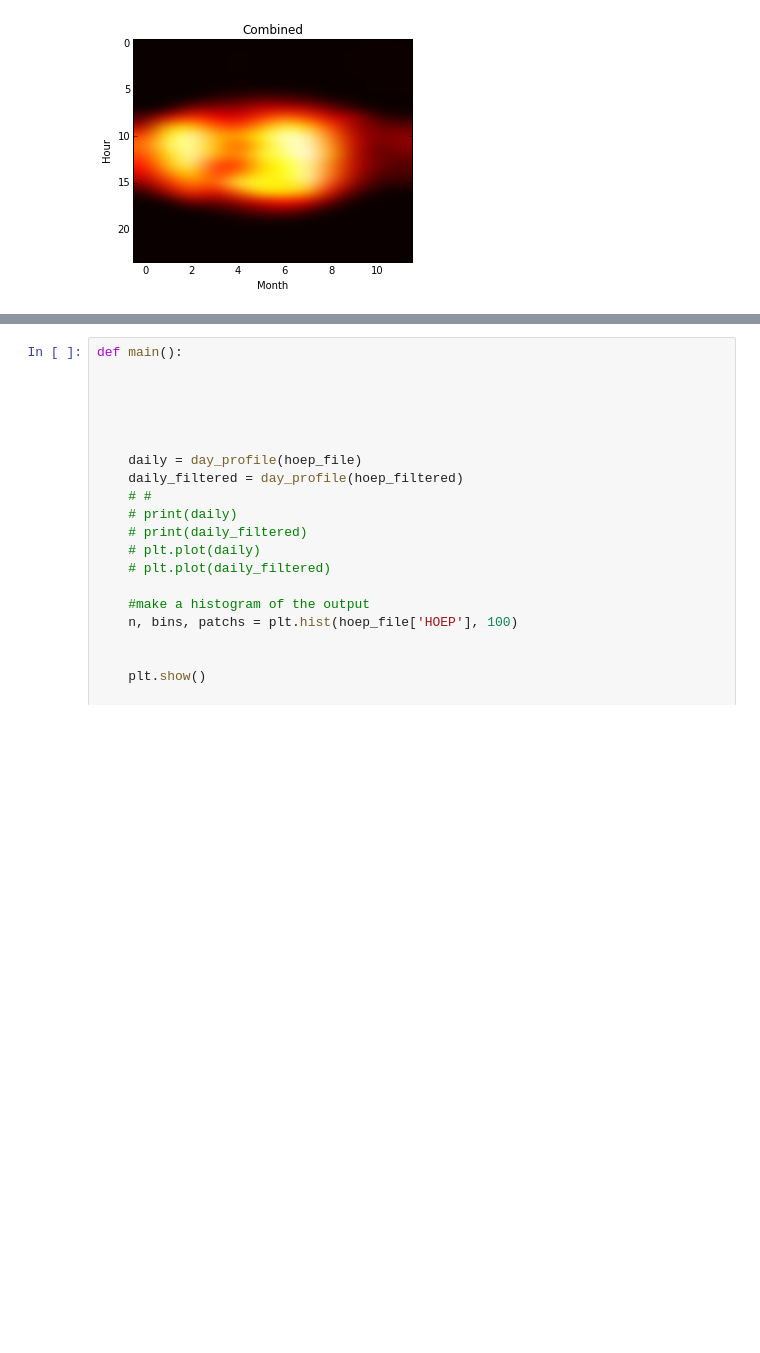
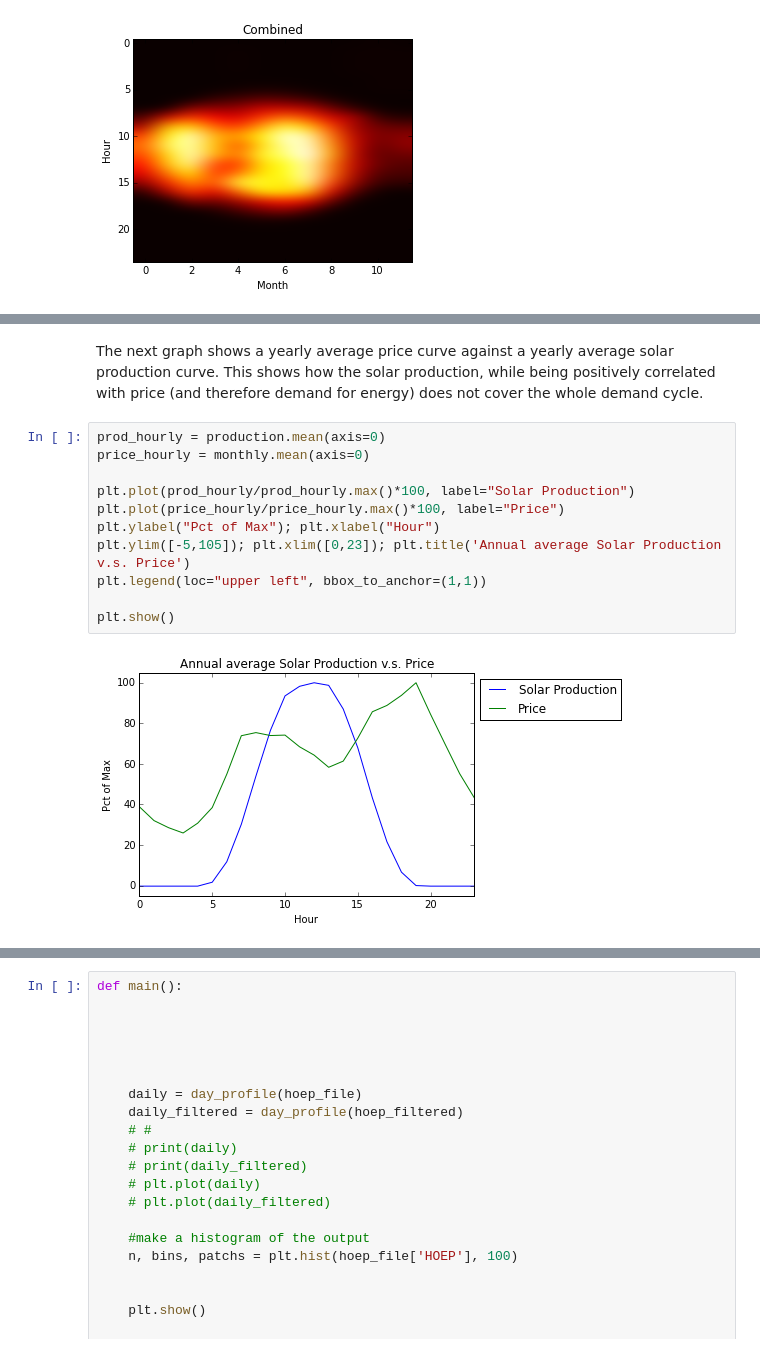
Before and after one commit to AnjoMan/ontario-hoep-solar, a Jupyter notebook: hoep-processing.ipynb, the cells around one changed output, grey strips where cells are left out. Saved outputs shown, nothing was run; the diff lists cells and outputs as text; blank space fills up the shorter version.

```diff
--- a/hoep-processing.ipynb
+++ b/hoep-processing.ipynb
@@ -436,3 +436,18 @@ Price Adder for net-metered solar: $0.017/kWh
+# %% [markdown]
+The next graph shows a yearly average price curve against a yearly average solar production curve. This shows how the solar production, while being positively correlated with price (and therefore demand for energy) does not cover the whole demand cycle.
+# %%
+prod_hourly = production.mean(axis=0)
+price_hourly = monthly.mean(axis=0)
+
+plt.plot(prod_hourly/prod_hourly.max()*100, label="Solar Production")
+plt.plot(price_hourly/price_hourly.max()*100, label="Price")
+plt.ylabel("Pct of Max"); plt.xlabel("Hour")
+plt.ylim([-5,105]); plt.xlim([0,23]); plt.title('Annual average Solar Production v.s. Price')
+plt.legend(loc="upper left", bbox_to_anchor=(1,1))
+
+plt.show()
+# %% [output]
+[figure, added]
 # %% [markdown]
 ## Discussion and Summary ##
 
```
Also changed, not shown: parts of 4 cells of this notebook.
